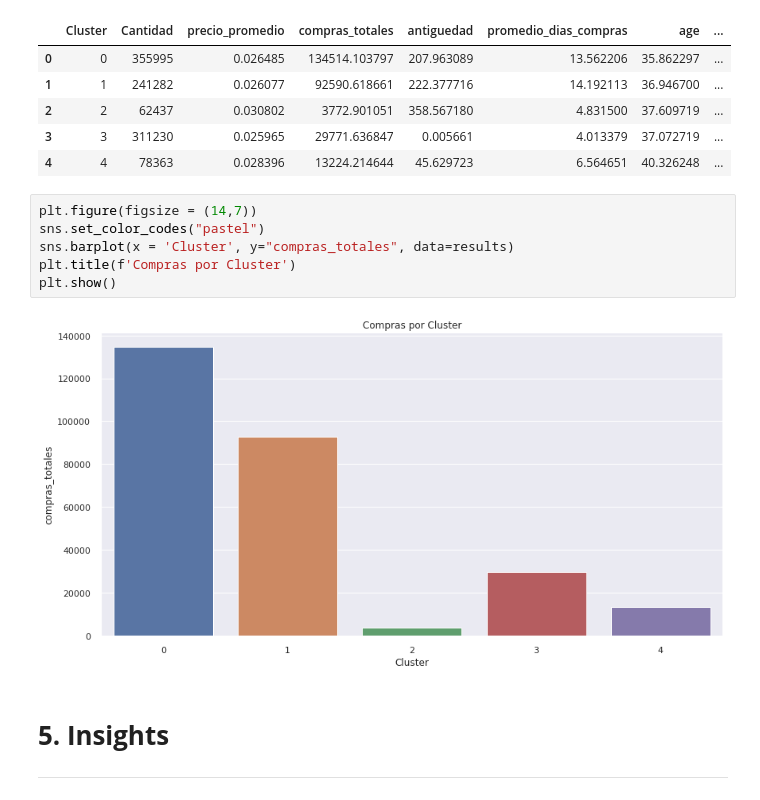
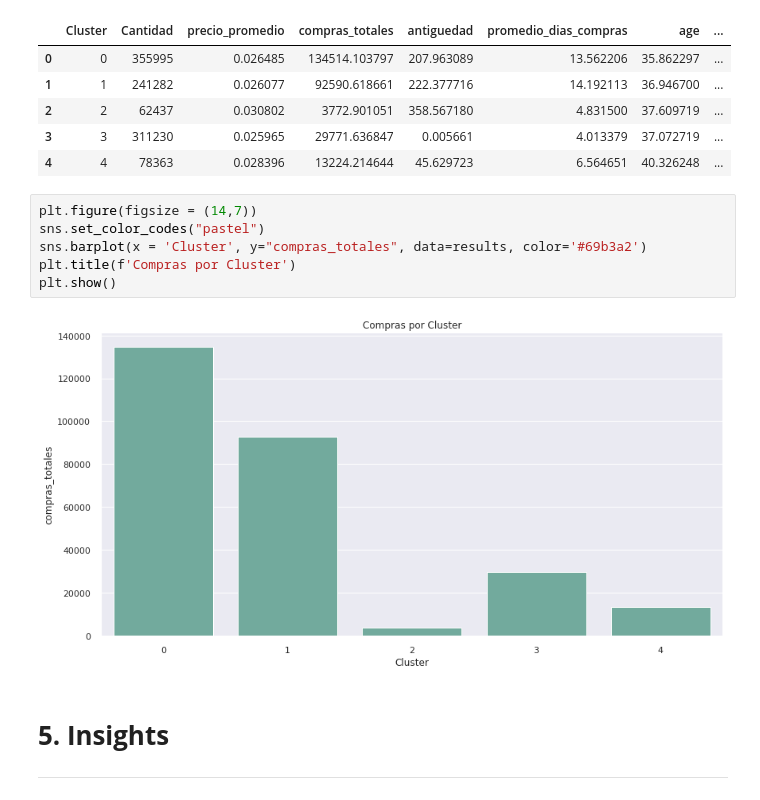
Before and after one commit to AndresPerelmuter/Customers-Segmentation---Clustering, a Jupyter notebook: Cluster_H&M.ipynb, the cells around one changed output. Drawn from its saved outputs; the diff is of its cells as text.

```diff
--- a/Cluster_H&M.ipynb
+++ b/Cluster_H&M.ipynb
@@ -949,11 +961,11 @@ results
 # %%
 plt.figure(figsize = (14,7))
 sns.set_color_codes("pastel")
-sns.barplot(x = 'Cluster', y="compras_totales", data=results)
+sns.barplot(x = 'Cluster', y="compras_totales", data=results, color='#69b3a2')
 plt.title(f'Compras por Cluster')
 plt.show()
 # %% [output]
-[figure, old version]
+[figure, new version]
 # %% [markdown]
 # **5. Insights**
 
```
Also changed, not shown: parts of 18 cells of this notebook.
